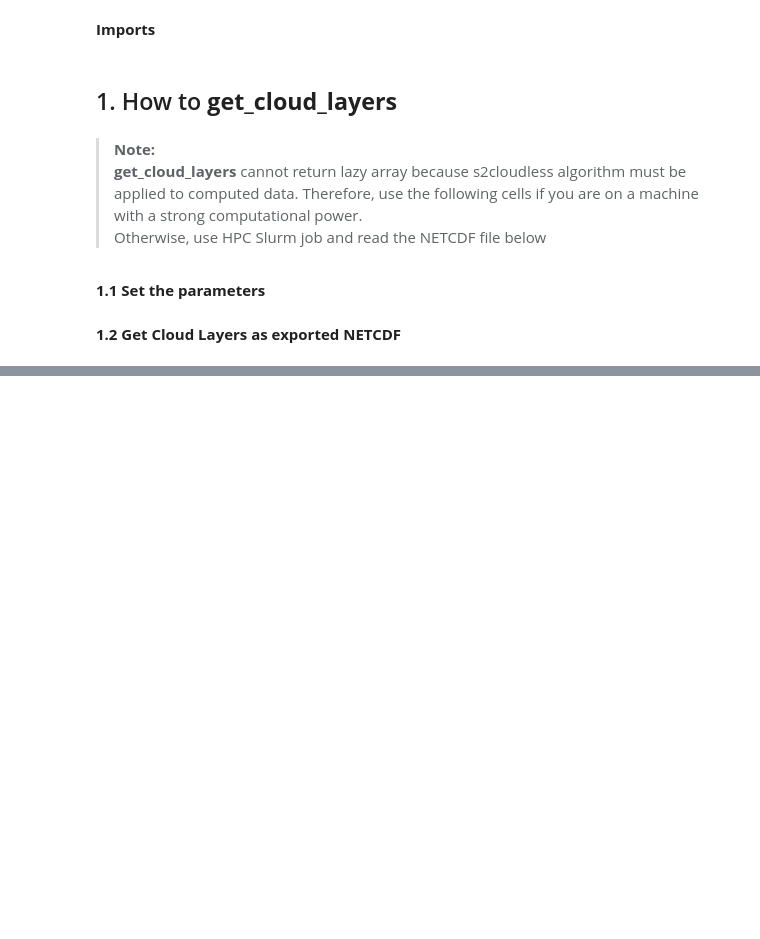
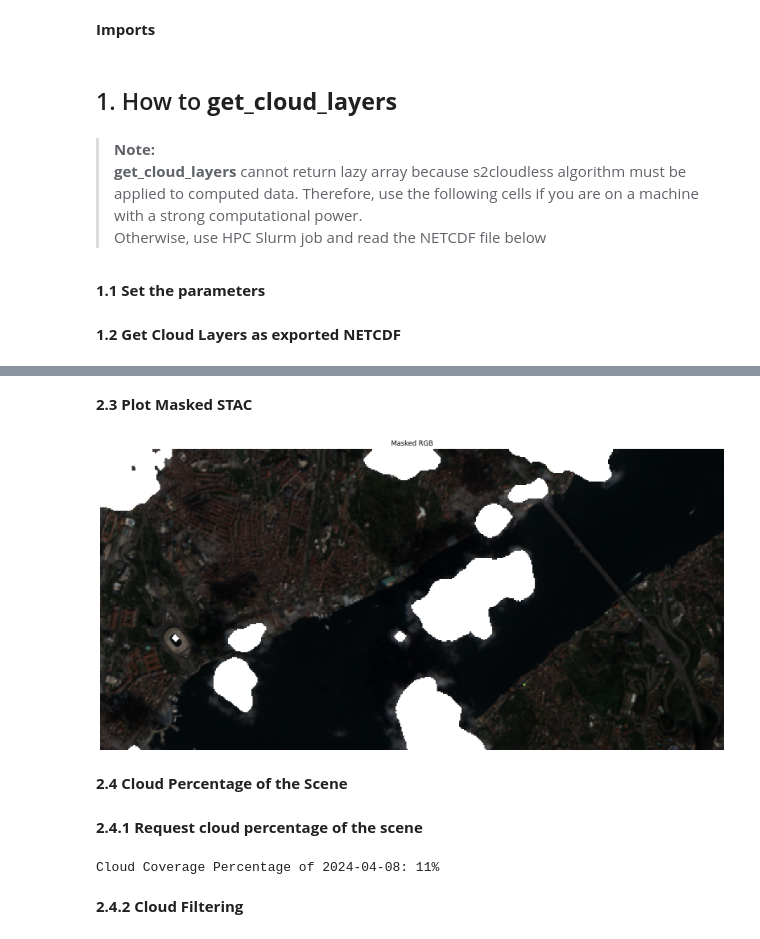
Before and after one commit to BaturalpArisoy/stac2cube, a Jupyter notebook: interactive/get_cloud_layers.ipynb, the cells around one changed output, grey strips where cells are left out. Saved outputs shown, nothing was run; the diff lists cells and outputs as text; code cells hidden in the pictures; blank space fills up the shorter version.

```diff
--- a/interactive/get_cloud_layers.ipynb
+++ b/interactive/get_cloud_layers.ipynb
@@ -66,0 +161,4 @@ Attributes:
+# %%
+masked_stac = xr.open_dataset("./results/test_masked.nc")
+masked_stac = masked_stac.Spectral_Temporal_Stack
+masked_stac
@@ -66,0 +178,32 @@ Attributes:
+# %% [markdown]
+**2.3 Plot Masked STAC**
+# %%
+time_to_visualize = '2024-04-08'
+bands = ["red", "green", "blue"]
+
+da_time = masked_stac.sel(time=time_to_visualize)
+da_rgb = da_time.sel(band=bands)
+rgb_image = da_rgb.values.transpose(1, 2, 0)
+
+# Plot the image
+plt.figure(figsize=(20, 15))
+plt.imshow(rgb_image)
+plt.title("Masked RGB")
+plt.axis("off")
+plt.show()
+# %% [output]
+[figure, added]
+# %% [markdown]
+**2.4 Cloud Percentage of the Scene**
+# %% [markdown]
+**2.4.1 Request cloud percentage of the scene**
+# %%
+date = '2024-04-08'
+
+masked_stac_sliced = masked_stac.sel(time=date)
+cloud_percentage = masked_stac_sliced.cloud_percentage.values
+print(f"Cloud Coverage Percentage of {date}: {cloud_percentage}%")
+# %% [output]
+Cloud Coverage Percentage of 2024-04-08: 11%
+# %% [markdown]
+**2.4.2 Cloud Filtering**
```
Also changed, not shown: parts of 26 cells of this notebook, 7 other files.
